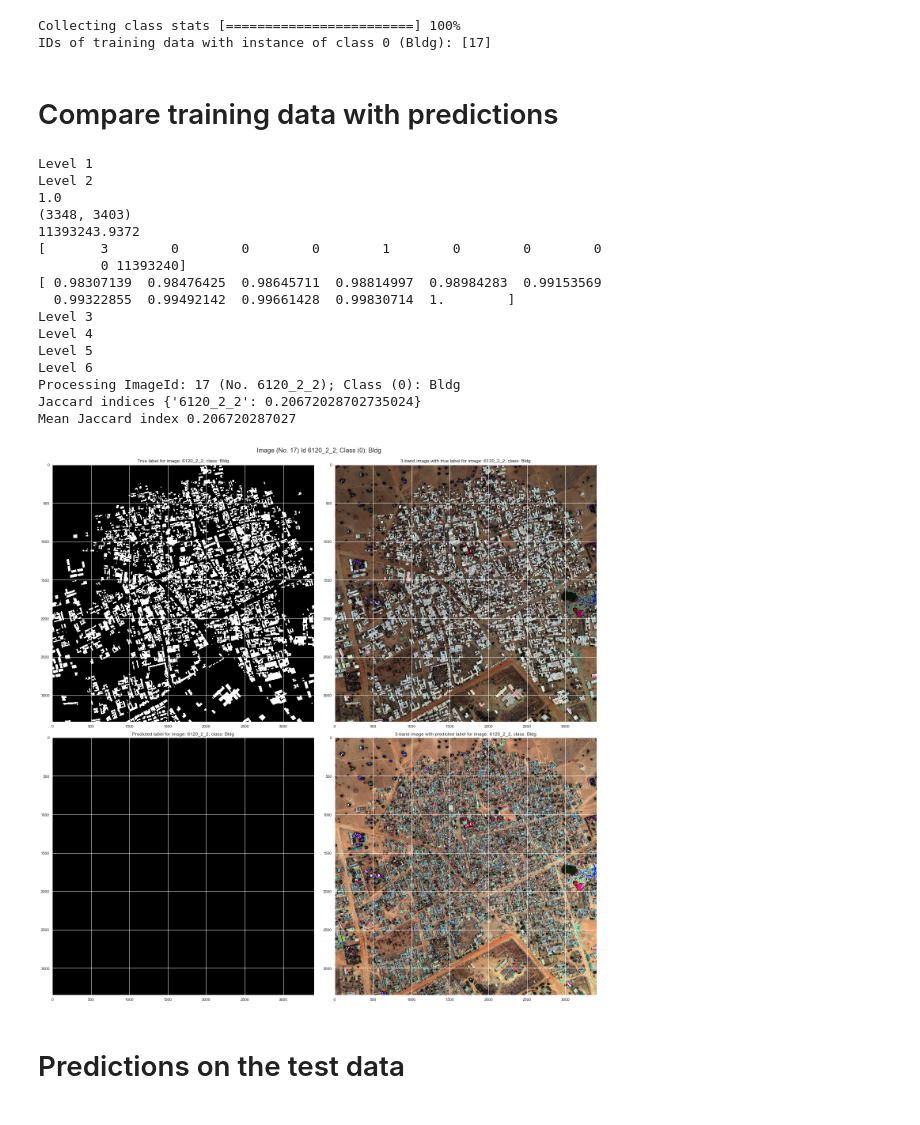
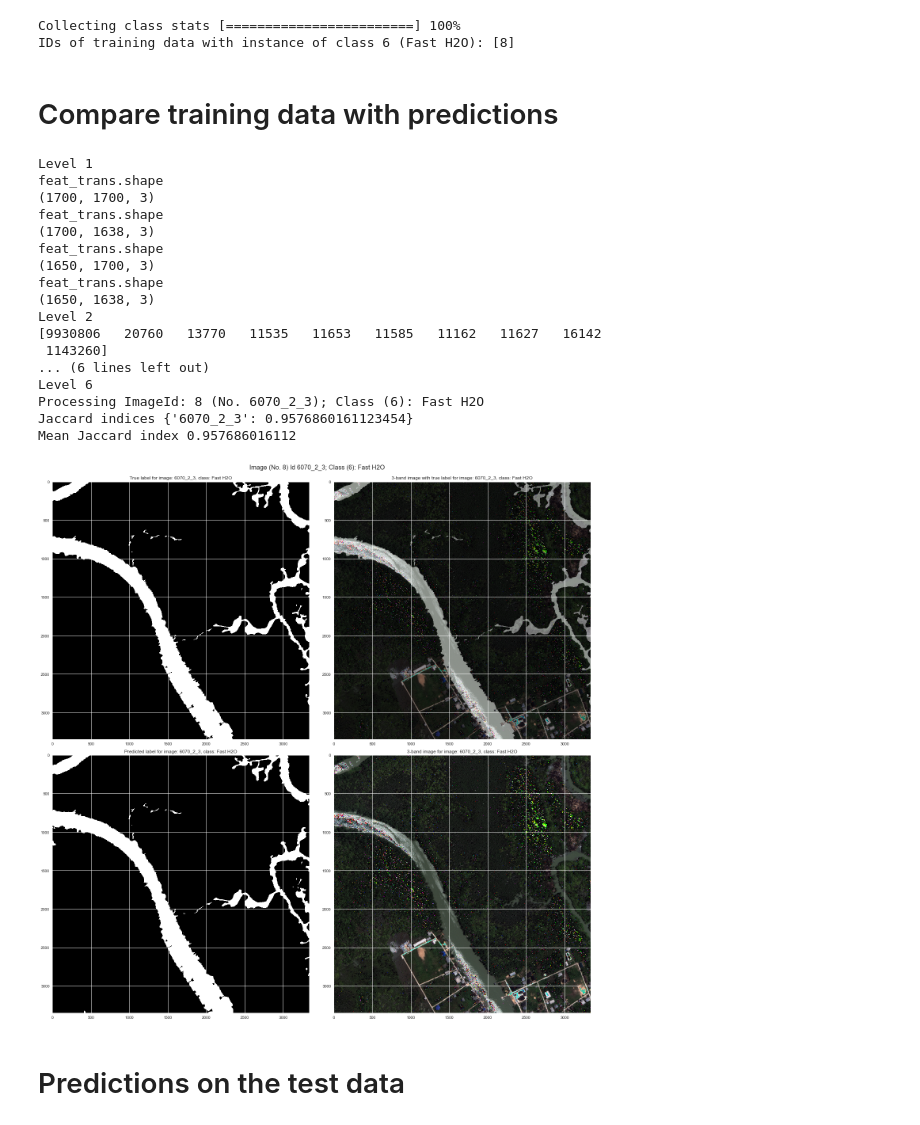
Before and after one commit to sfi-bgill/dstl_unet, a Jupyter notebook: test.ipynb, the cells around one changed output. Drawn from its saved outputs; the diff is of its cells as text; code cells hidden in the pictures.

```diff
--- a/test.ipynb
+++ b/test.ipynb
@@ -24,7 +24,7 @@ hypes = './hypes/hypes.json'
 with open(hypes, 'r') as f:
     H = simplejson.load(f)
     H['batch_size'] = 1
-    H['pad'] = 0
+    H['pad'] = 100
     H['x_width'] = 1920
     H['x_height'] = 1920
     H['print_iter'] = 100
@@ -56,7 +56,7 @@ print 'IDs of training data with instance of class {} ({}): {}'.format(
     class_type, data_utils.CLASSES[class_type + 1], ids_with_instance)
 # %% [output]
 Collecting class stats [========================] 100%
-IDs of training data with instance of class 0 (Bldg): [17]
+IDs of training data with instance of class 6 (Fast H2O): [8]
 # %%
 jaccard_indices = {}
 # %% [markdown]
@@ -98,46 +98,47 @@ for img_id in ids_with_instance:
 #     print np.sum(mask_train)
 #     hist, bin_edges = np.histogram(mask_train.flatten())
 #     print hist
 #     print bin_edges
 
     axs[0, 0].imshow(img_data.label[:, :, class_type], cmap = plt.cm.gray)
     axs[0, 0].set_title('True label for image: {}, class: {}'.format(
         data_utils.train_IDs_dict[img_id], data_utils.CLASSES[class_type + 1]))
     axs[0, 1].imshow(data_utils.scale_percentile(img_data.three_band_image))
     axs[0, 1].imshow(img_data.label[:, :, class_type], cmap = plt.cm.gray, alpha = alpha)
     axs[0, 1].set_title('3-band image with true label for image: {}, class: {}'.format(
         data_utils.train_IDs_dict[img_id], data_utils.CLASSES[class_type + 1]))
     axs[1, 0].imshow(mask, cmap = plt.cm.gray)
 #     dummy = np.ones([img_data.image_size[0], img_data.image_size[1]])
 #     dummy[500,500] = 0
 #     axs[1, 0].imshow(dummy, cmap = plt.cm.gray)
     axs[1, 0].set_title('Predicted label for image: {}, class: {}'.format(
         data_utils.train_IDs_dict[img_id], data_utils.CLASSES[class_type + 1]))
     axs[1, 1].imshow(data_utils.scale_percentile(img_data.three_band_image))
     #axs[1, 1].imshow(mask, cmap = plt.cm.gray, alpha = alpha)
-    axs[1, 1].set_title('3-band image with predicted label for image: {}, class: {}'.format(
+    axs[1, 1].set_title('3-band image for image: {}, class: {}'.format(
         data_utils.train_IDs_dict[img_id], data_utils.CLASSES[class_type + 1]))
     fig.tight_layout()
     fig.subplots_adjust(top=0.95)
 
 print 'Jaccard indices {}'.format(jaccard_indices)
 print 'Mean Jaccard index {}'.format(np.mean(jaccard_indices.values()))
 # %% [output]
 Level 1
+feat_trans.shape
+(1700, 1700, 3)
+feat_trans.shape
+(1700, 1638, 3)
+feat_trans.shape
+(1650, 1700, 3)
+feat_trans.shape
+(1650, 1638, 3)
 Level 2
-1.0
-(3348, 3403)
-11393243.9372
-[       3        0        0        0        1        0        0        0
-        0 11393240]
-[ 0.98307139  0.98476425  0.98645711  0.98814997  0.98984283  0.99153569
-  0.99322855  0.99492142  0.99661428  0.99830714  1.        ]
-Level 3
-Level 4
-Level 5
+[9930806   20760   13770   11535   11653   11585   11162   11627   16142
+ 1143260]
+... (6 lines left out)
 Level 6
-Processing ImageId: 17 (No. 6120_2_2); Class (0): Bldg
-Jaccard indices {'6120_2_2': 0.20672028702735024}
-Mean Jaccard index 0.206720287027
+Processing ImageId: 8 (No. 6070_2_3); Class (6): Fast H2O
+Jaccard indices {'6070_2_3': 0.9576860161123454}
+Mean Jaccard index 0.957686016112
-[figure, old version]
+[figure, new version]
 # %%
```
Also changed, not shown: parts of 4 cells of this notebook, 4 other files.
